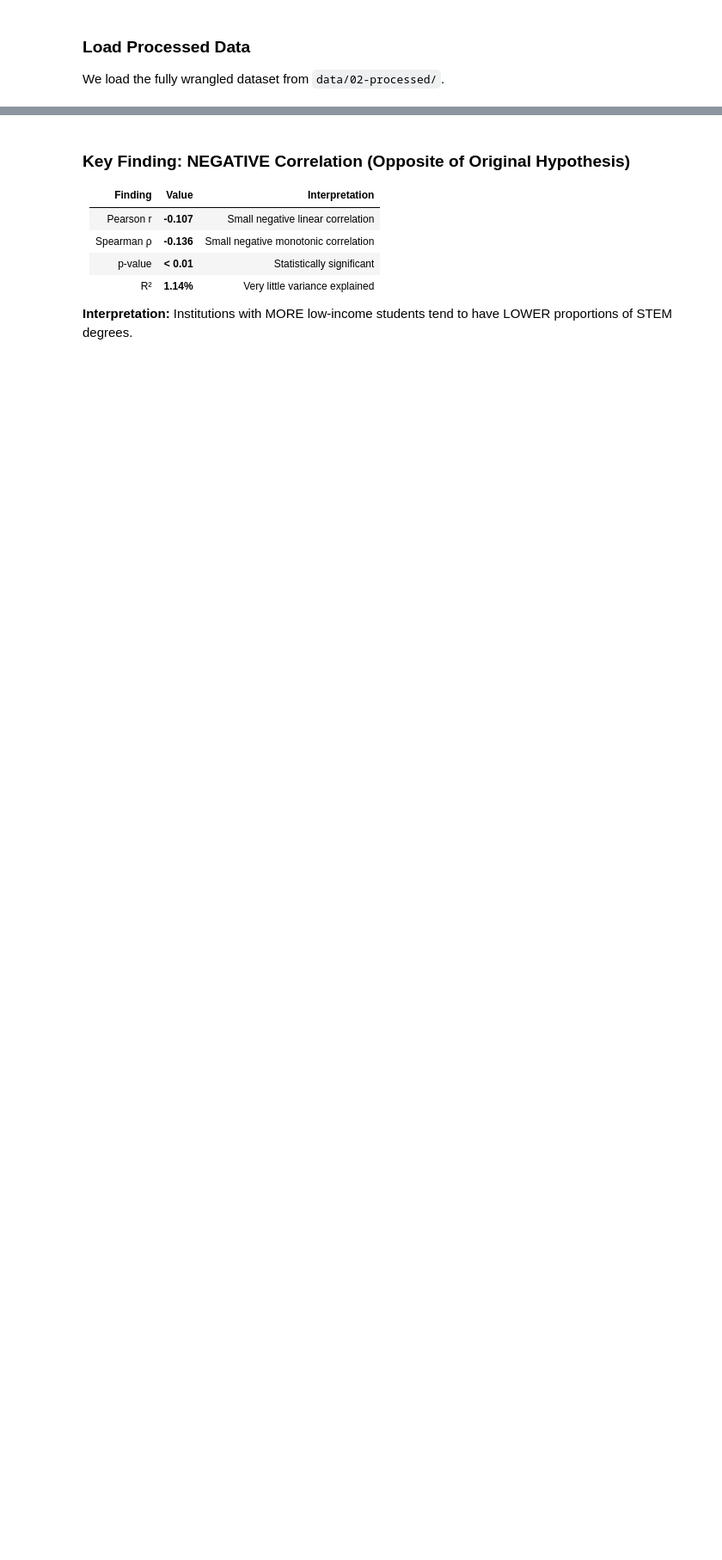
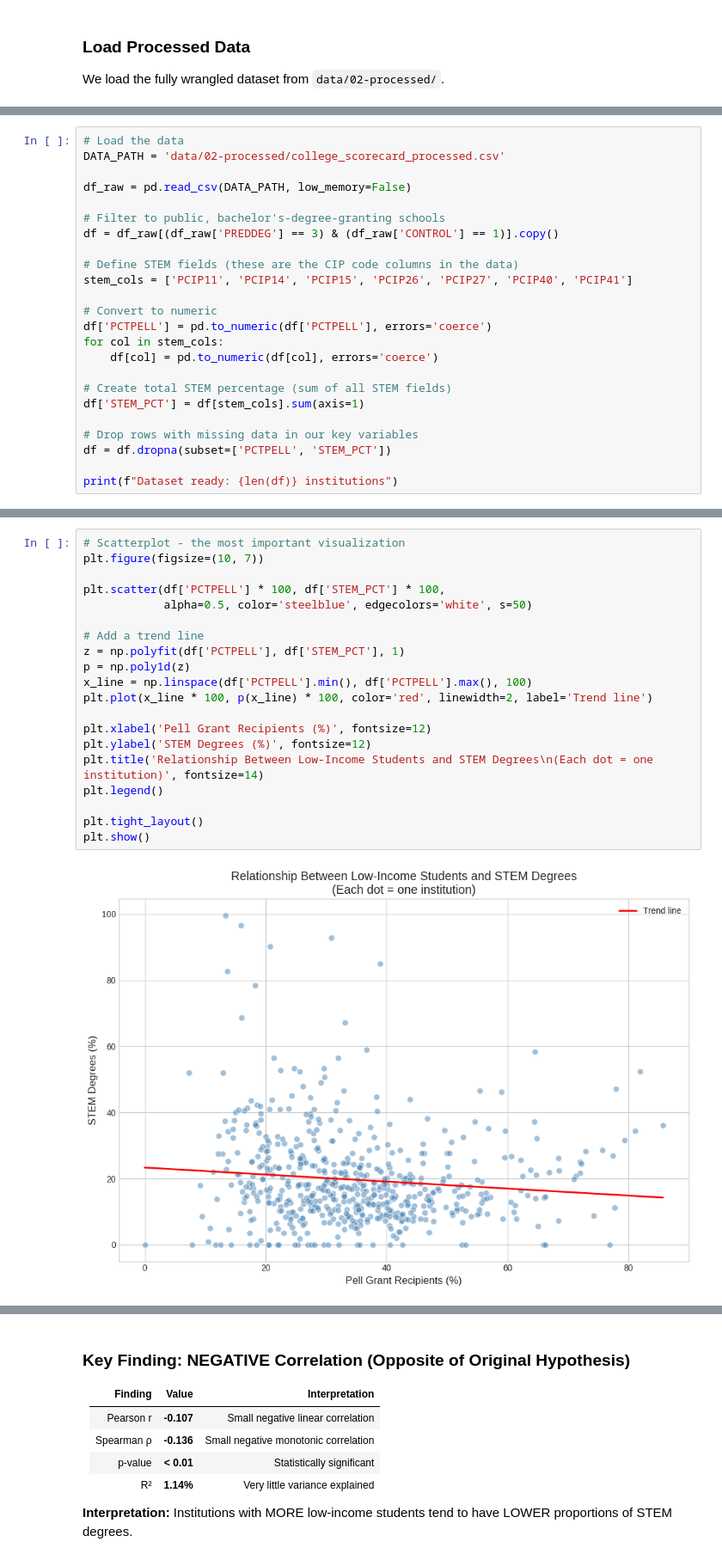
Before and after one commit to mrevanngo/STEM-Degree-Analysis, a Jupyter notebook: 02-EDACheckpoint.ipynb, the cells around one changed output, grey strips where cells are left out. Shown at 86% size. Saved outputs shown, nothing was run; the diff lists cells and outputs as text; blank space fills up the shorter version.

```diff
--- a/02-EDACheckpoint.ipynb
+++ b/02-EDACheckpoint.ipynb
@@ -526,0 +196,24 @@ plt.show()
+# %%
+# Load the data
+DATA_PATH = 'data/02-processed/college_scorecard_processed.csv'
+
+df_raw = pd.read_csv(DATA_PATH, low_memory=False)
+
+# Filter to public, bachelor's-degree-granting schools
+df = df_raw[(df_raw['PREDDEG'] == 3) & (df_raw['CONTROL'] == 1)].copy()
+
+# Define STEM fields (these are the CIP code columns in the data)
+stem_cols = ['PCIP11', 'PCIP14', 'PCIP15', 'PCIP26', 'PCIP27', 'PCIP40', 'PCIP41']
+
+# Convert to numeric
+df['PCTPELL'] = pd.to_numeric(df['PCTPELL'], errors='coerce')
+for col in stem_cols:
+    df[col] = pd.to_numeric(df[col], errors='coerce')
+
+# Create total STEM percentage (sum of all STEM fields)
+df['STEM_PCT'] = df[stem_cols].sum(axis=1)
+
+# Drop rows with missing data in our key variables
+df = df.dropna(subset=['PCTPELL', 'STEM_PCT'])
+
+print(f"Dataset ready: {len(df)} institutions")
@@ -637,0 +299,22 @@ plt.show()
+# %%
+# Scatterplot - the most important visualization
+plt.figure(figsize=(10, 7))
+
+plt.scatter(df['PCTPELL'] * 100, df['STEM_PCT'] * 100,
+            alpha=0.5, color='steelblue', edgecolors='white', s=50)
+
+# Add a trend line
+z = np.polyfit(df['PCTPELL'], df['STEM_PCT'], 1)
+p = np.poly1d(z)
+x_line = np.linspace(df['PCTPELL'].min(), df['PCTPELL'].max(), 100)
+plt.plot(x_line * 100, p(x_line) * 100, color='red', linewidth=2, label='Trend line')
+
+plt.xlabel('Pell Grant Recipients (%)', fontsize=12)
+plt.ylabel('STEM Degrees (%)', fontsize=12)
+plt.title('Relationship Between Low-Income Students and STEM Degrees\n(Each dot = one institution)', fontsize=14)
+plt.legend()
+
+plt.tight_layout()
+plt.show()
+# %% [output]
+[figure, added]
```
Also changed, not shown: parts of 49 cells of this notebook.
